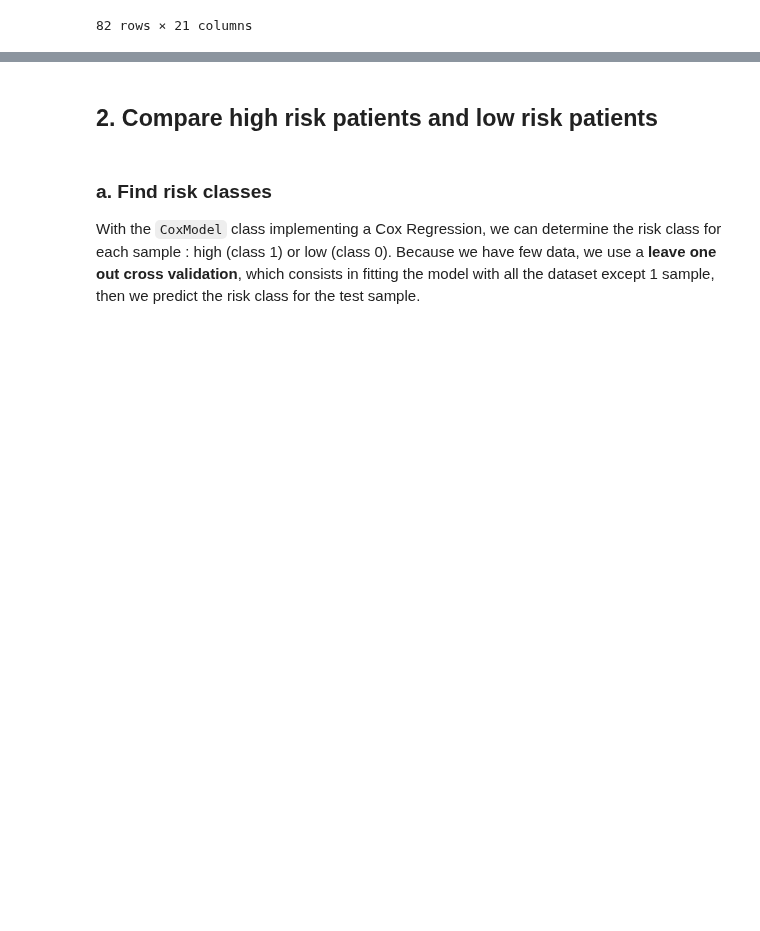
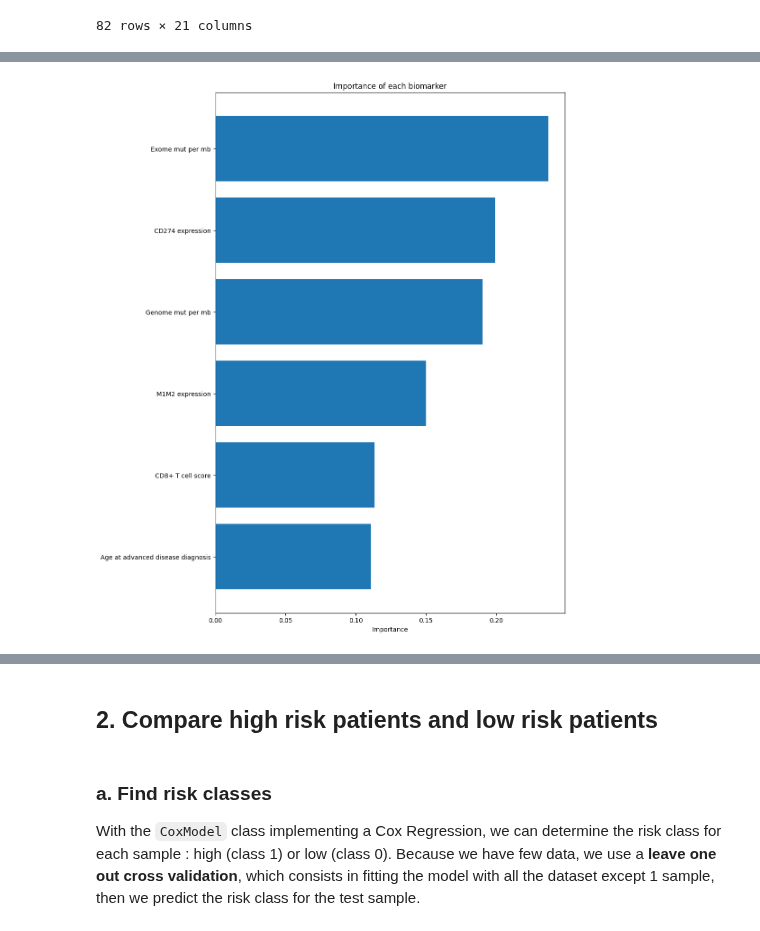
Before and after one commit to Arthur8754/mutational-signatures, a Jupyter notebook: cox-model.ipynb, the cells around one changed output, grey strips where cells are left out. Cells and saved outputs as stored; diff of their text form; code cells hidden in the pictures; blank space fills up the shorter version.

```diff
--- a/cox-model.ipynb
+++ b/cox-model.ipynb
@@ -31,0 +65,21 @@ df
+# %%
+# Fitting the RF classifier and compute the feature importances
+rf_clf = RandomForestClassifier()
+X_rf = df.loc[:,["Age at advanced disease diagnosis","CD8+ T cell score","Exome mut per mb","Genome mut per mb","CD274 expression","M1M2 expression"]]
+y_rf = df["Clinical benefit"].to_numpy()
+rf_clf.fit(X_rf, y_rf)
+feat_importance = rf_clf.feature_importances_
+
+# Sort the result
+indices_feat_importance = feat_importance.argsort()
+feat_importance_sorted = feat_importance[indices_feat_importance]
+biomarkers_per_importance = np.array(X_rf.columns)[indices_feat_importance]
+
+# Plot the result
+plt.figure(figsize=(10,15))
+plt.barh(biomarkers_per_importance,feat_importance_sorted)
+plt.xlabel("Importance")
+plt.title("Importance of each biomarker")
+plt.savefig("feature-importance.png")
+# %% [output]
+[figure, added]
```
Also changed, not shown: parts of 15 cells of this notebook, 1 other file.
